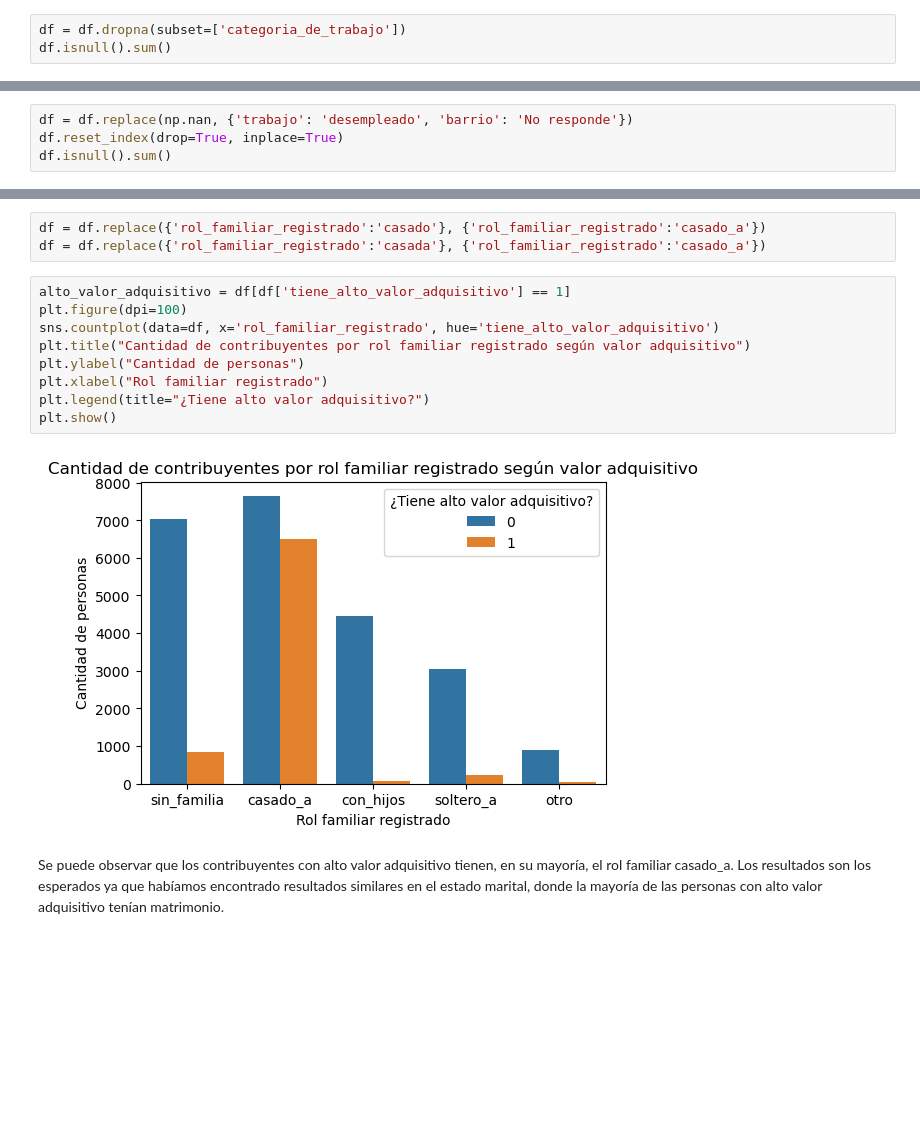
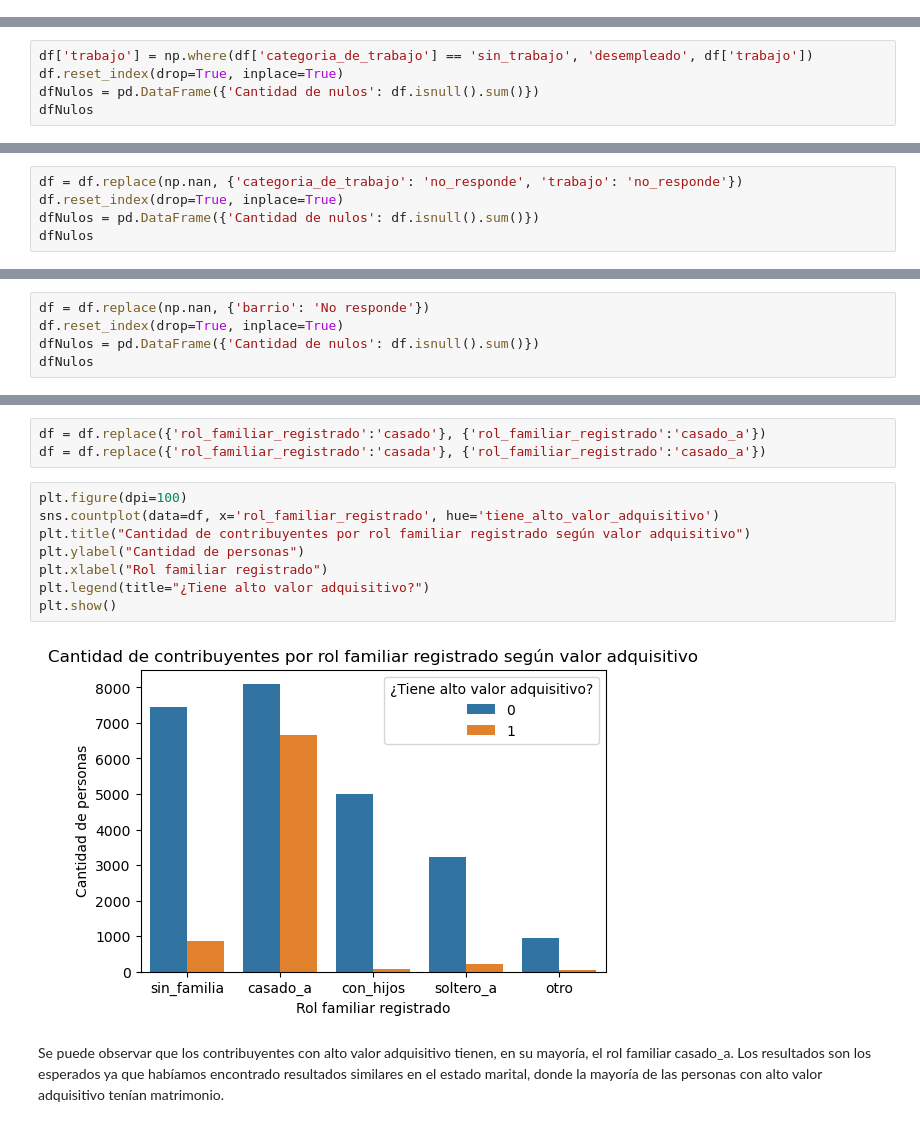
Before and after one commit to MateoCraviotto/Organizacion-de-datos-fiuba-1, a Jupyter notebook: TP1/notebookTp1-Presentacion.ipynb, the cells around one changed output, grey strips where cells are left out. Drawn from its saved outputs; the diff is of its cells as text; blank space fills up the shorter version.

Commit message:
Arreglo issues de código en Presentación, modifico la limpieza de datos, y agrego justificación con plots en estado_marital

```diff
--- a/TP1/notebookTp1-Presentacion.ipynb
+++ b/TP1/notebookTp1-Presentacion.ipynb
@@ -133,3 +119,0 @@ Si miramos los números anteriores,se puede ver que la totalidad de los registro
-# %%
-df = df.dropna(subset=['categoria_de_trabajo'])
-df.isnull().sum()
@@ -158,0 +134,5 @@ Name: categoria_de_trabajo, dtype: int64
+# %%
+df['trabajo'] = np.where(df['categoria_de_trabajo'] == 'sin_trabajo', 'desempleado', df['trabajo'])
+df.reset_index(drop=True, inplace=True)
+dfNulos = pd.DataFrame({'Cantidad de nulos': df.isnull().sum()})
+dfNulos
@@ -158,0 +188,5 @@ Name: categoria_de_trabajo, dtype: int64
+# %%
+df = df.replace(np.nan, {'categoria_de_trabajo': 'no_responde', 'trabajo': 'no_responde'})
+df.reset_index(drop=True, inplace=True)
+dfNulos = pd.DataFrame({'Cantidad de nulos': df.isnull().sum()})
+dfNulos
@@ -159,5 +230,6 @@ Name: categoria_de_trabajo, dtype: int64
 # %%
-df = df.replace(np.nan, {'trabajo': 'desempleado', 'barrio': 'No responde'})
+df = df.replace(np.nan, {'barrio': 'No responde'})
 df.reset_index(drop=True, inplace=True)
-df.isnull().sum()
+dfNulos = pd.DataFrame({'Cantidad de nulos': df.isnull().sum()})
+dfNulos
 # %% [output]
@@ -530,16 +656,15 @@ Creemos conveniente agrupar las categorías casado y casada en una misma, llamad
 df = df.replace({'rol_familiar_registrado':'casado'}, {'rol_familiar_registrado':'casado_a'})
 df = df.replace({'rol_familiar_registrado':'casada'}, {'rol_familiar_registrado':'casado_a'})
 # %%
-alto_valor_adquisitivo = df[df['tiene_alto_valor_adquisitivo'] == 1]
 plt.figure(dpi=100)
 sns.countplot(data=df, x='rol_familiar_registrado', hue='tiene_alto_valor_adquisitivo')
 plt.title("Cantidad de contribuyentes por rol familiar registrado según valor adquisitivo")
 plt.ylabel("Cantidad de personas")
 plt.xlabel("Rol familiar registrado")
 plt.legend(title="¿Tiene alto valor adquisitivo?")
 plt.show()
 # %% [output]
-[figure, old version]
+[figure, new version]
 # %% [markdown]
 Se puede observar que los contribuyentes con alto valor adquisitivo tienen, en su mayoría, el rol familiar casado_a. Los resultados son los esperados ya que habíamos encontrado resultados similares en el estado marital, donde la mayoría de las personas con alto valor adquisitivo tenían matrimonio.
 # %% [markdown]
```
Also changed, not shown: parts of 43 cells of this notebook, 1 other file.
